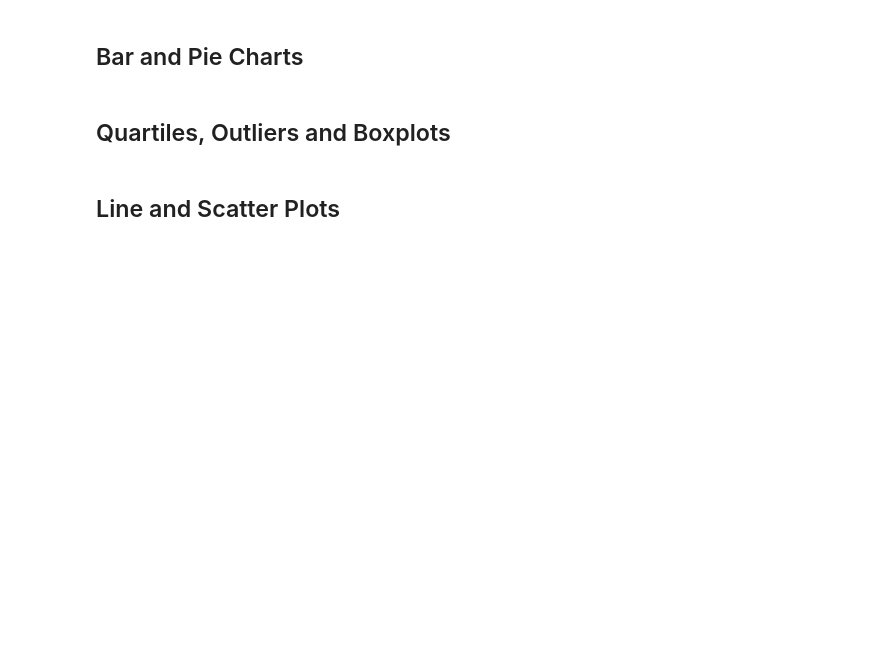
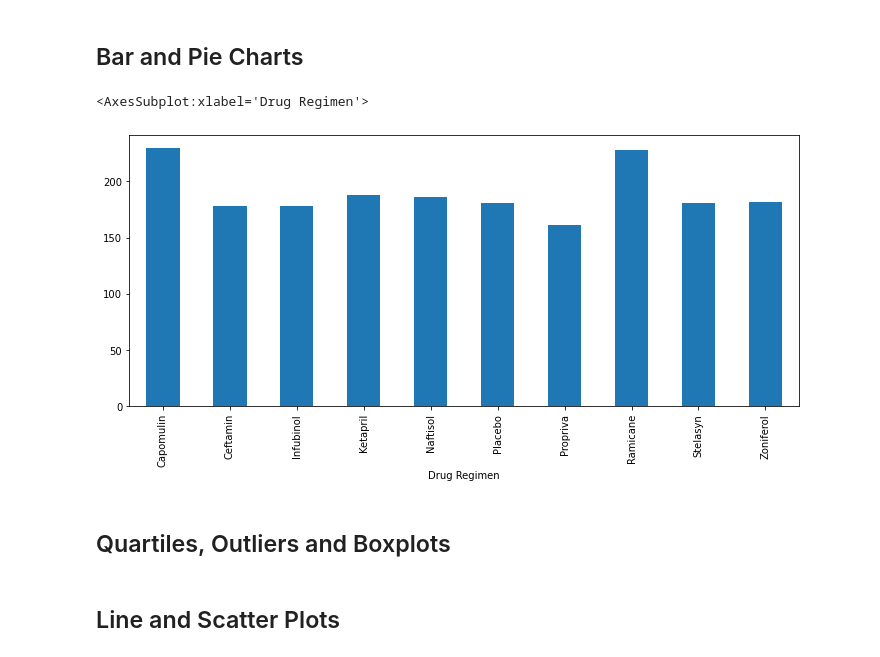
Before and after one commit to lstredler/MatPlotLib-challenge, a Jupyter notebook: pymaceuticals_starter.ipynb, the cells around one changed output. Cells and saved outputs as stored; diff of their text form; code cells hidden in the pictures; blank space fills up the shorter version.

Commit message:
bar chart

```diff
--- a/pymaceuticals_starter.ipynb
+++ b/pymaceuticals_starter.ipynb
@@ -126,6 +139,13 @@ mouse_meta_study_df({
 ## Bar and Pie Charts
 # %%
 # Generate a bar plot showing the total number of unique mice tested on each drug regimen using pandas.
+
+#Group Drug Regiment and Mouse ID together to plot
+mouse_drug_group = mouse_meta_study_df.groupby(["Drug Regimen"]).count()["Mouse ID"]
+mouse_drug_group.plot(kind="bar", figsize=(12,5))
+# %% [output]
+<AxesSubplot:xlabel='Drug Regimen'>
+[figure, added]
 # %%
 # Generate a bar plot showing the total number of unique mice tested on each drug regimen using pyplot.
 # %%
```
Also changed, not shown: parts of 8 cells of this notebook.
